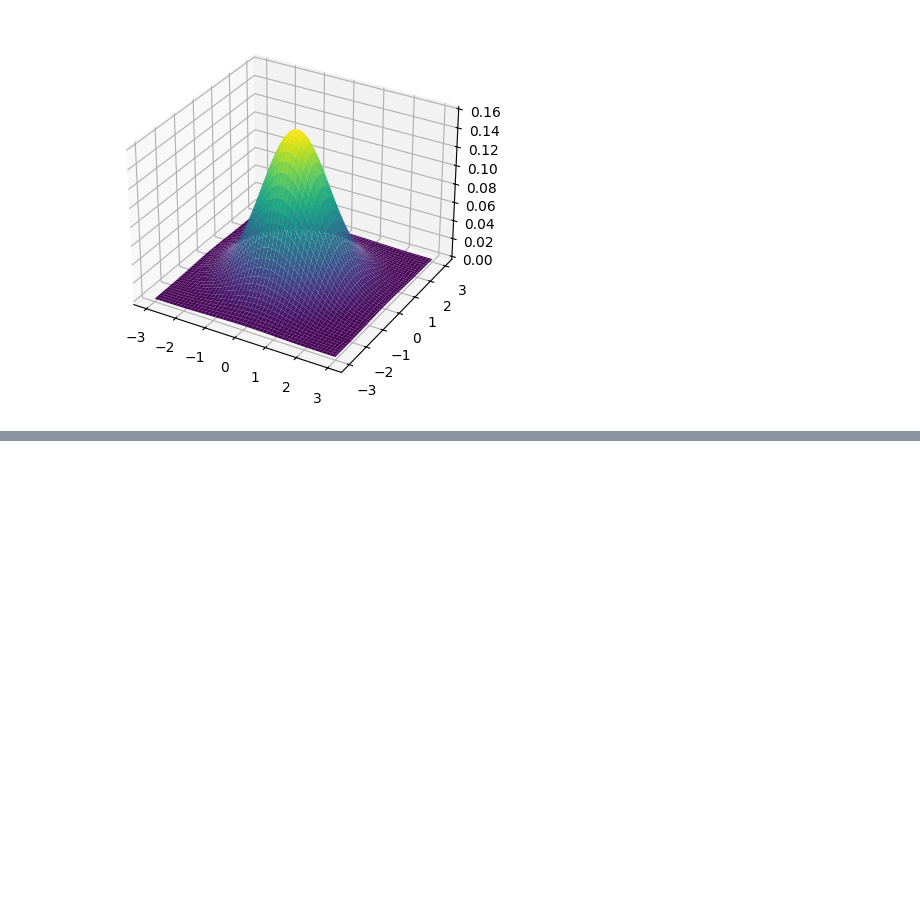
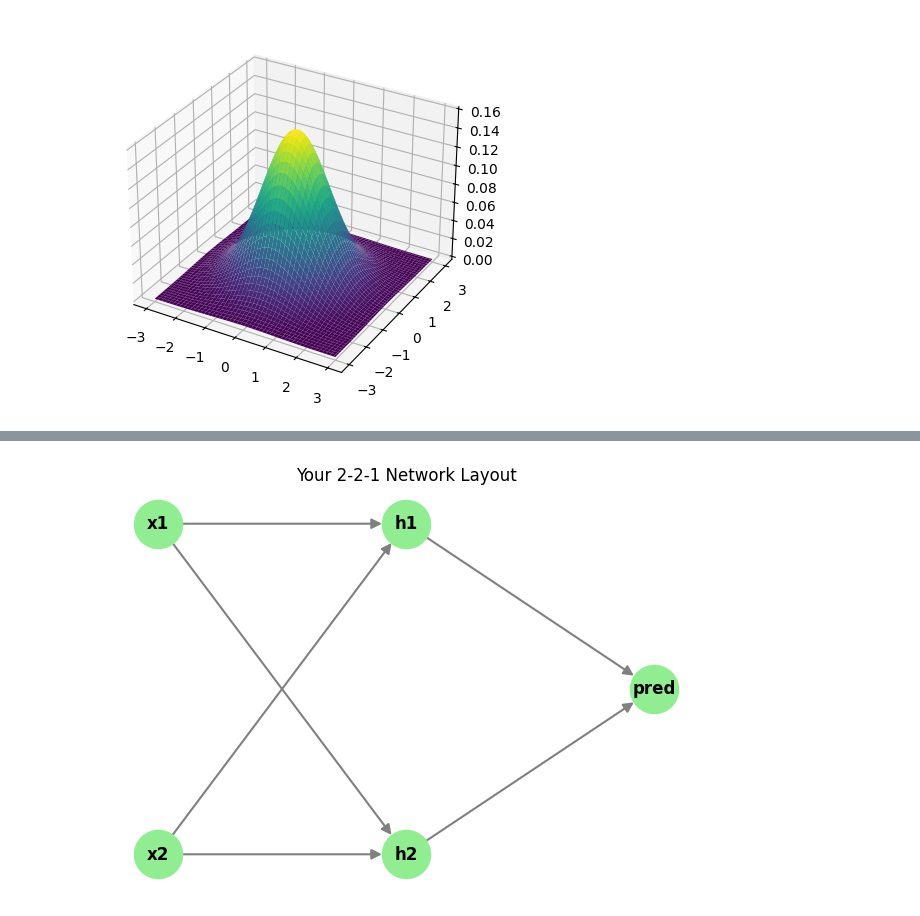
Before and after one commit to Louis-codes/TUM_deep_learning, a Jupyter notebook: 01_math_recap.ipynb, the cells around one changed output, grey strips where cells are left out. Cells and saved outputs as stored; diff of their text form; code cells hidden in the pictures; blank space fills up the shorter version.

Commit message:
drawing neural network

```diff
--- a/01_math_recap.ipynb
+++ b/01_math_recap.ipynb
@@ -59,0 +79,27 @@ plt.show()
+# %%
+import networkx as nx
+import matplotlib.pyplot as plt
+
+# 1. Create a directed graph and manually map the 2-2-1 connections
+G = nx.DiGraph([
+    ('x1', 'h1'), ('x1', 'h2'),
+    ('x2', 'h1'), ('x2', 'h2'),
+    ('h1', 'pred'), ('h2', 'pred')
+])
+
+# 2. Hardcode the simple grid coordinates for a perfect layout
+pos = {
+    'x1': (0, 1), 'x2': (0, -1),      # Input column (x=0)
+    'h1': (1, 1), 'h2': (1, -1),      # Hidden column (x=1)
+    'pred': (2, 0)                     # Output column (x=2)
+}
+
+# 3. Draw it beautifully
+plt.figure(figsize=(6, 4))
+nx.draw(G, pos, with_labels=True, node_size=1200, node_color='lightgreen',
+        font_weight='bold', arrowsize=15, width=1.5, edge_color='gray')
+plt.title("Your 2-2-1 Network Layout")
+plt.axis('off')
+plt.show()
+# %% [output]
+[figure, added]
```
Also changed, not shown: parts of 5 cells of this notebook.
